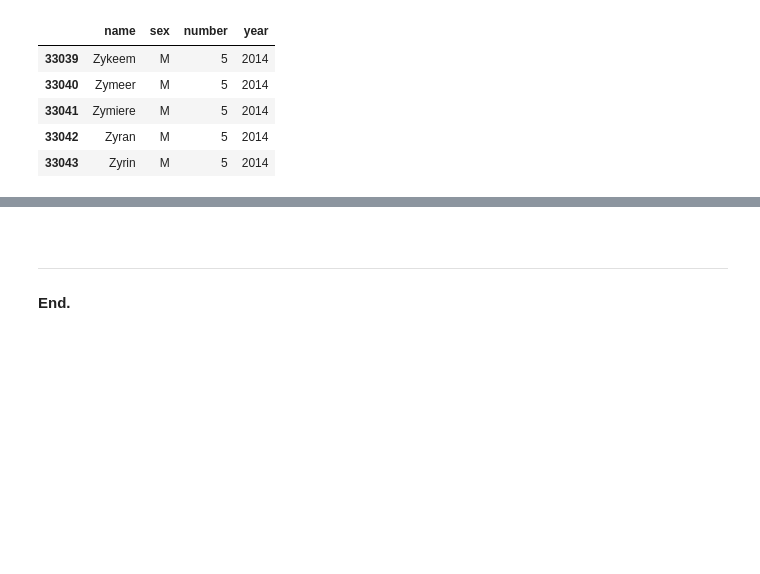
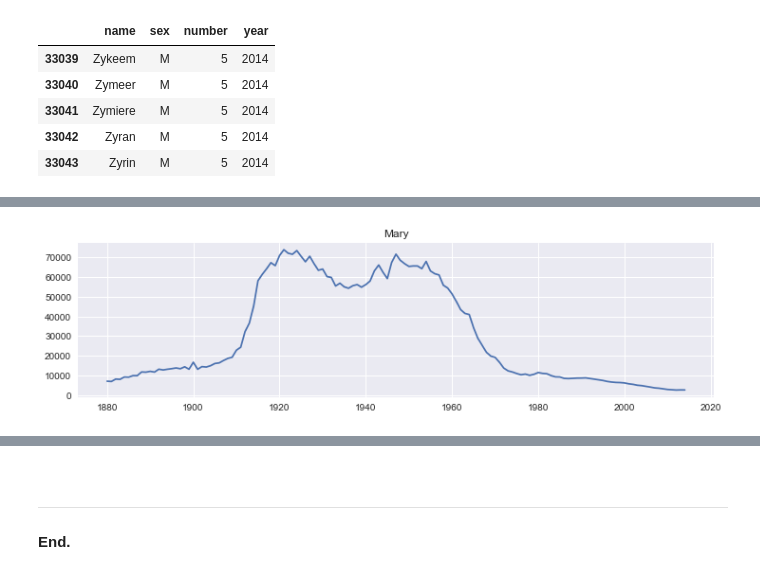
Before and after one commit to olgarozhdestvina/Data-Science-and-Machine-Learning, a Jupyter notebook: Data analytics/Baby names.ipynb, the cells around one changed output, grey strips where cells are left out. Cells and saved outputs as stored; diff of their text form; code cells hidden in the pictures; blank space fills up the shorter version.

Commit message:
Added popularity analysis for different names and different variants of the same name.

```diff
--- a/Data analytics/Baby names.ipynb
+++ b/Data analytics/Baby names.ipynb
@@ -10,6 +10,9 @@ import zipfile
 import os
 
 %matplotlib inline
+# %%
+plt.style.use('seaborn')
+plt.rcParams['figure.figsize'] = (12, 3)
 # %% [markdown]
 <br>
 
@@ -94,0 +103,3 @@ all_years.tail()
+# %%
+all_years_indexed = all_years.set_index(['sex', 'name', 'year']).sort_index()
+all_years_indexed
@@ -94,0 +138,10 @@ all_years.tail()
+# %%
+def plot_name(sex, name):
+    data = all_years_indexed.loc[sex,name]
+
+    plt.plot(data.index, data.values)
+    plt.title(name)
+# %%
+plot_name('F', 'Mary')
+# %% [output]
+[figure, added]
```
Also changed, not shown: parts of 10 cells of this notebook.
